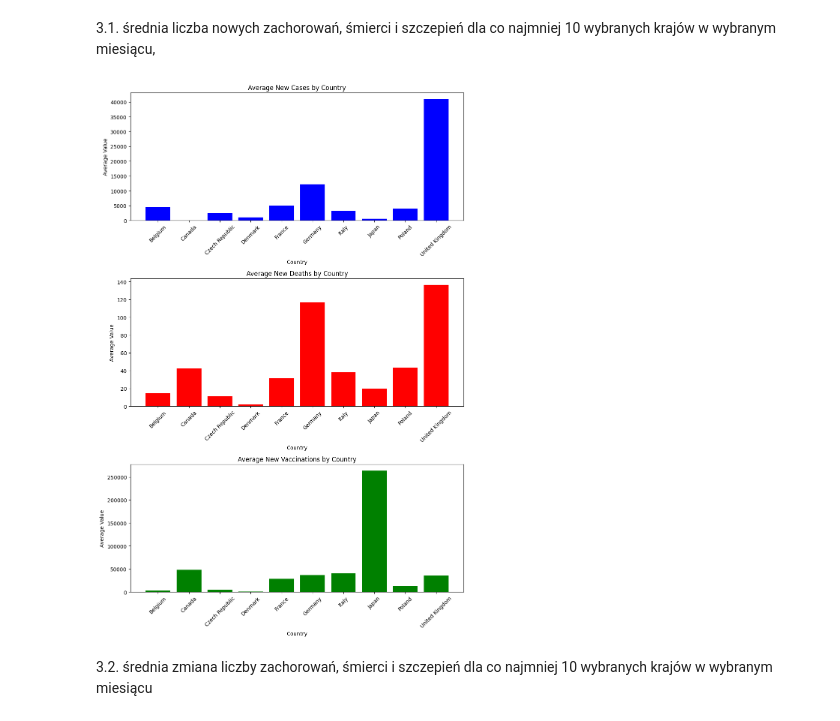
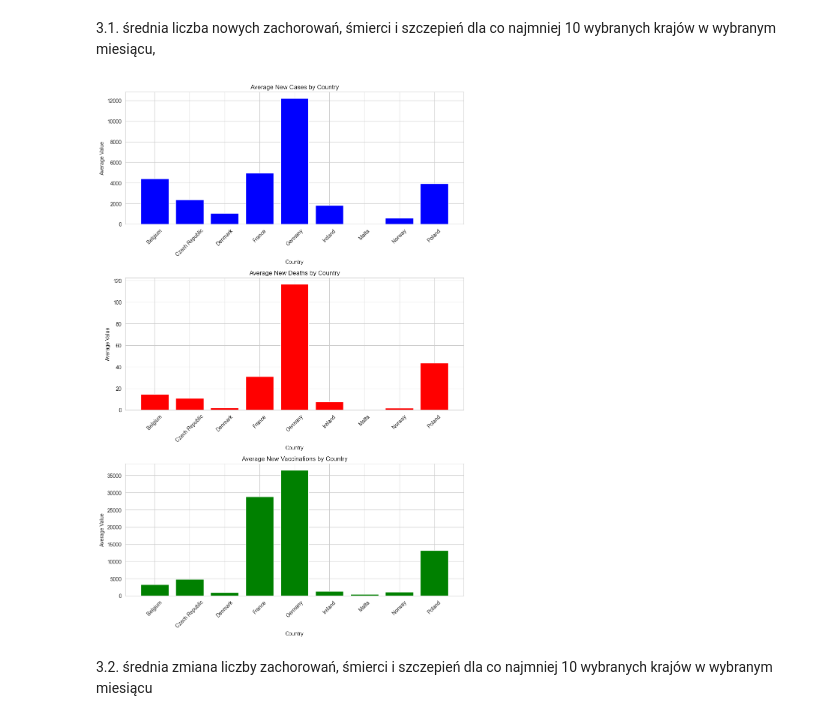
Before and after one commit to qmacdom/BigData, a Jupyter notebook: zad2.ipynb, the cells around one changed output. Drawn from its saved outputs; the diff is of its cells as text; code cells hidden in the pictures.

```diff
--- a/zad2.ipynb
+++ b/zad2.ipynb
@@ -238,51 +238,46 @@ import pandas as pd
 import matplotlib.pyplot as plt
 import numpy as np
 
-countries = ['Poland', 'Czech Republic', 'Germany', 'France', 'United Kingdom',
-             'Japan', 'Canada', 'Italy', 'Belgium', 'Denmark']
+
+countries = ['Malta', 'Czech Republic', 'Ireland', 'Czech Republic', 'Poland', 'France', 'Norway', 'Germany', 'Denmark', 'Belgium']
+
 
 merged_covid_df = pd.read_csv('results\\prepared_for_2_ex.csv')
 merged_covid_df['date'] = pd.to_datetime(merged_covid_df['date'])
-df_filtered = merged_covid_df[(merged_covid_df['date'].dt.year == 2021) & (
-            merged_covid_df['date'].dt.month == 10) & (
-                                  merged_covid_df['country_name'].isin(
-                                      countries))]
+df_filtered = merged_covid_df[(merged_covid_df['date'].dt.year == 2021) & (merged_covid_df['date'].dt.month == 10) & (merged_covid_df['country_name'].isin(countries))]
 # %%
-avg_values = df_filtered.groupby(['country_name']).agg(
-    {'new_confirmed': 'mean', 'new_deceased': 'mean',
-     'new_persons_vaccinated': 'mean'})
+avg_values = df_filtered.groupby(['country_name']).agg({'new_confirmed': 'mean', 'new_deceased': 'mean', 'new_persons_vaccinated': 'mean'})
 avg_values.reset_index(inplace=True)
 
 index = np.arange(len(avg_values['country_name']))
 
 fig, ax = plt.subplots(3, 1, figsize=(10, 15))
 
 ax[0].bar(index, avg_values['new_confirmed'], color='blue', label='New cases')
 ax[0].set_title('Average New Cases by Country')
 ax[0].set_xlabel('Country')
 ax[0].set_ylabel('Average Value')
 ax[0].set_xticks(index)
 ax[0].set_xticklabels(avg_values['country_name'], rotation=45)
 
 ax[1].bar(index, avg_values['new_deceased'], color='red', label='New deaths')
 ax[1].set_title('Average New Deaths by Country')
 ax[1].set_xlabel('Country')
 ax[1].set_ylabel('Average Value')
 ax[1].set_xticks(index)
 ax[1].set_xticklabels(avg_values['country_name'], rotation=45)
 
-ax[2].bar(index, avg_values['new_persons_vaccinated'], color='green',
-          label='New vaccinations')
+ax[2].bar(index, avg_values['new_persons_vaccinated'], color='green', label='New vaccinations')
 ax[2].set_title('Average New Vaccinations by Country')
 ax[2].set_xlabel('Country')
 ax[2].set_ylabel('Average Value')
 ax[2].set_xticks(index)
 ax[2].set_xticklabels(avg_values['country_name'], rotation=45)
 
 plt.tight_layout()
 plt.show()
 # %% [output]
-[figure, old version]
+[figure, new version]
 # %% [markdown]
 3.2. średnia zmiana liczby zachorowań, śmierci i szczepień dla co najmniej 10 wybranych krajów w wybranym miesiącu
 # %%
```
Also changed, not shown: parts of 23 cells of this notebook.
